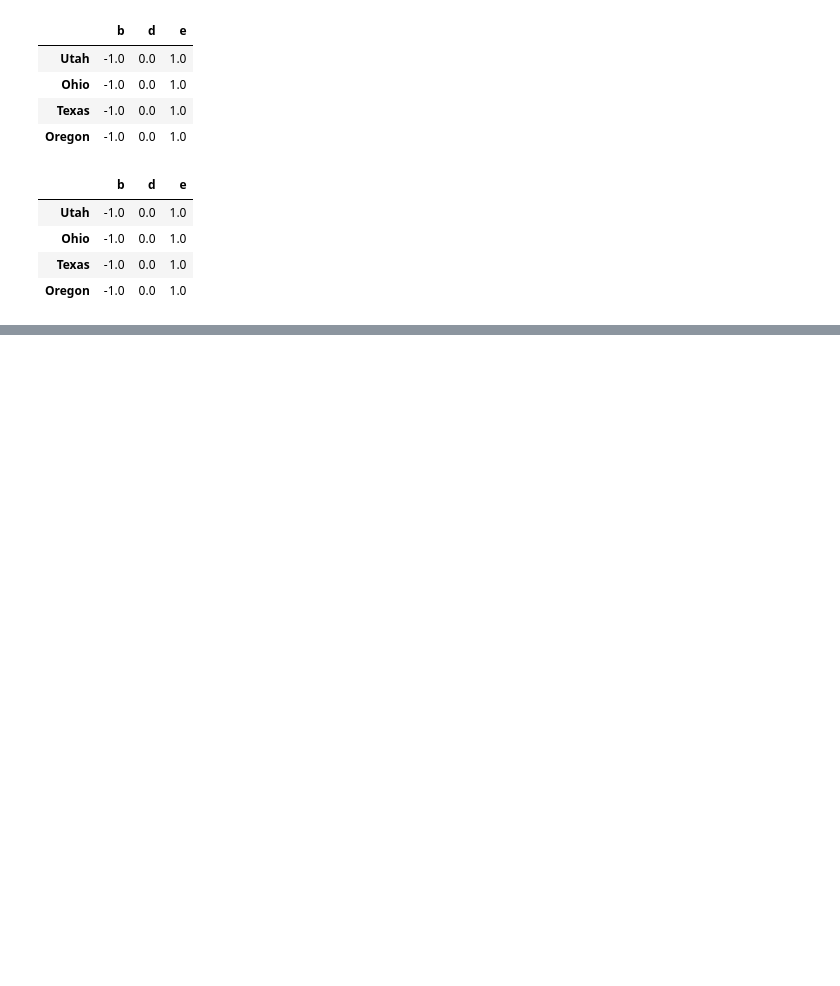
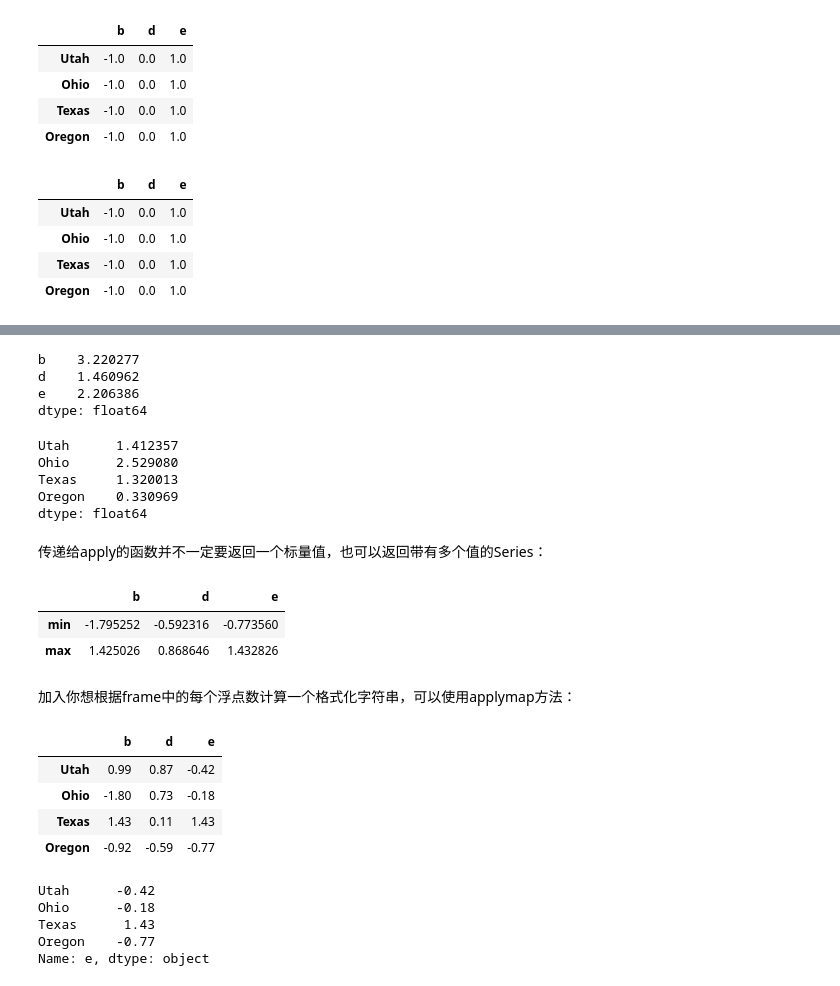
Before and after one commit to roohom/Program_100Days, a Jupyter notebook: Data Analysis/pratices/pandas 5.2.ipynb, the cells around one changed output, grey strips where cells are left out. Saved outputs shown, nothing was run; the diff lists cells and outputs as text; code cells hidden in the pictures; blank space fills up the shorter version.

```diff
--- a/Data Analysis/pratices/pandas 5.2.ipynb
+++ b/Data Analysis/pratices/pandas 5.2.ipynb
@@ -651,0 +681,18 @@ frame.sub(series3, axis=0)
+# %%
+frame.apply(f) # f会被frame中的每一列调用一次
+# %% [output]
+b    3.220277
+d    1.460962
+e    2.206386
+dtype: float64
+# %%
+# 如果要想在每一行实现调用，就可以将axis=‘columns’传递给apply函数
+frame.apply(f, axis='columns')
+# %% [output]
+Utah      1.412357
+Ohio      2.529080
+Texas     1.320013
+Oregon    0.330969
+dtype: float64
+# %% [markdown]
+传递给apply的函数并不一定要返回一个标量值，也可以返回带有多个值的Series：
@@ -651,0 +702,26 @@ frame.sub(series3, axis=0)
+# %%
+frame.apply(f)
+# %% [output]
+|  | b | d | e |
+| min | -1.795252 | -0.592316 | -0.773560 |
+| max | 1.425026 | 0.868646 | 1.432826 |
+# %% [markdown]
+加入你想根据frame中的每个浮点数计算一个格式化字符串，可以使用applymap方法：
+# %%
+format = lambda x: '%.2f' % x
+# %%
+frame.applymap(format)
+# %% [output]
+|  | b | d | e |
+| Utah | 0.99 | 0.87 | -0.42 |
+| Ohio | -1.80 | 0.73 | -0.18 |
+| Texas | 1.43 | 0.11 | 1.43 |
+| Oregon | -0.92 | -0.59 | -0.77 |
+# %%
+frame['e'].map(format)
+# %% [output]
+Utah      -0.42
+Ohio      -0.18
+Texas      1.43
+Oregon    -0.77
+Name: e, dtype: object
```
Also changed, not shown: parts of 8 cells of this notebook.
